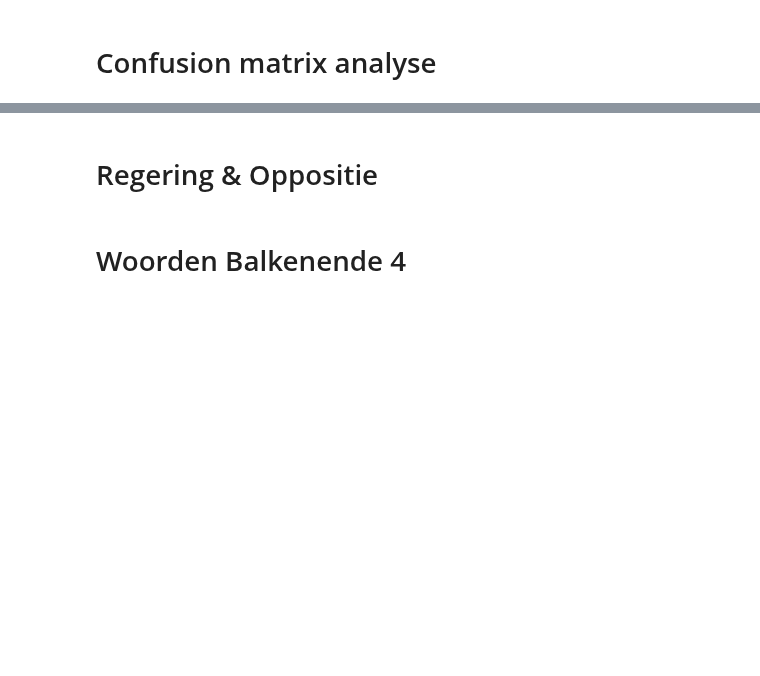
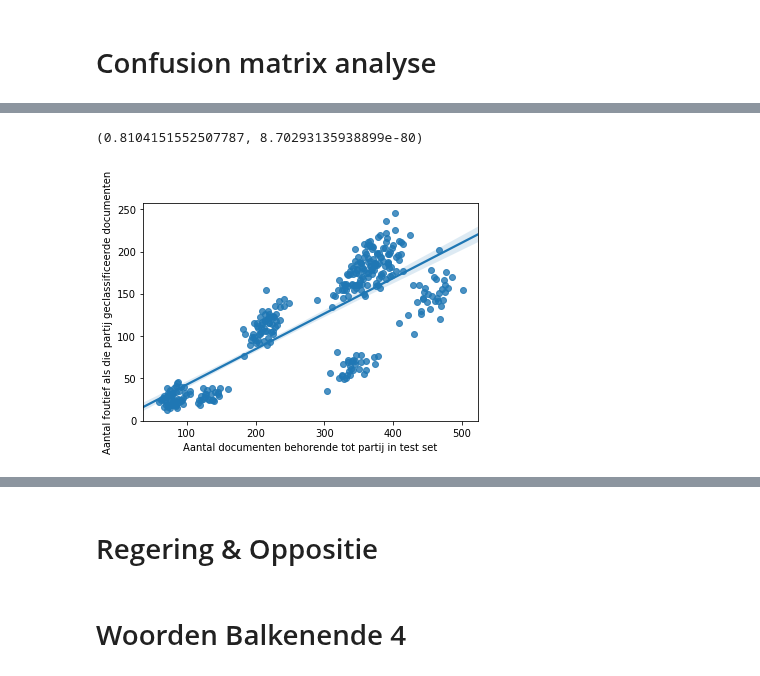
Before and after one commit to jaspervanderheide/Scriptie-Sprekers-TK, a Jupyter notebook: CompleteNotebook.ipynb, the cells around one changed output, grey strips where cells are left out. Saved outputs shown, nothing was run; the diff lists cells and outputs as text; code cells hidden in the pictures; blank space fills up the shorter version.

```diff
--- a/CompleteNotebook.ipynb
+++ b/CompleteNotebook.ipynb
@@ -226,7 +226,7 @@ def plot_confusion_matrix(cm, classes,
 def classifaction_report_csv(report,save):
     report_data = []
     lines = report.split('\n')
-    for line in lines[2:-2]:
+    for line in lines[2:-3]:
         row = {}
         row_data = line.split('      ')
         row['Partij'] = row_data[-5]
@@ -395,8 +466,12 @@ for i in range(50):
 # %%
 (keys,values) = zip(*g.items())
+_, keys = zip(*keys)
 ax = sns.regplot(pd.Series(keys,name="Aantal documenten behorende tot partij in test set"), pd.Series(values,name="Aantal foutief als die partij geclassificeerde documenten"))
 fig = ax.get_figure()
 fig.savefig('Verslag/Tables/Correlation.png')
 scipy.stats.pearsonr(keys,values)
+# %% [output]
+(0.8104151552507787, 8.70293135938899e-80)
+[figure, added]
 # %%
 ax = sns.distplot(list(chain.from_iterable(o)),norm_hist=False)
```
Also changed, not shown: parts of 9 cells of this notebook, 10 other files.
